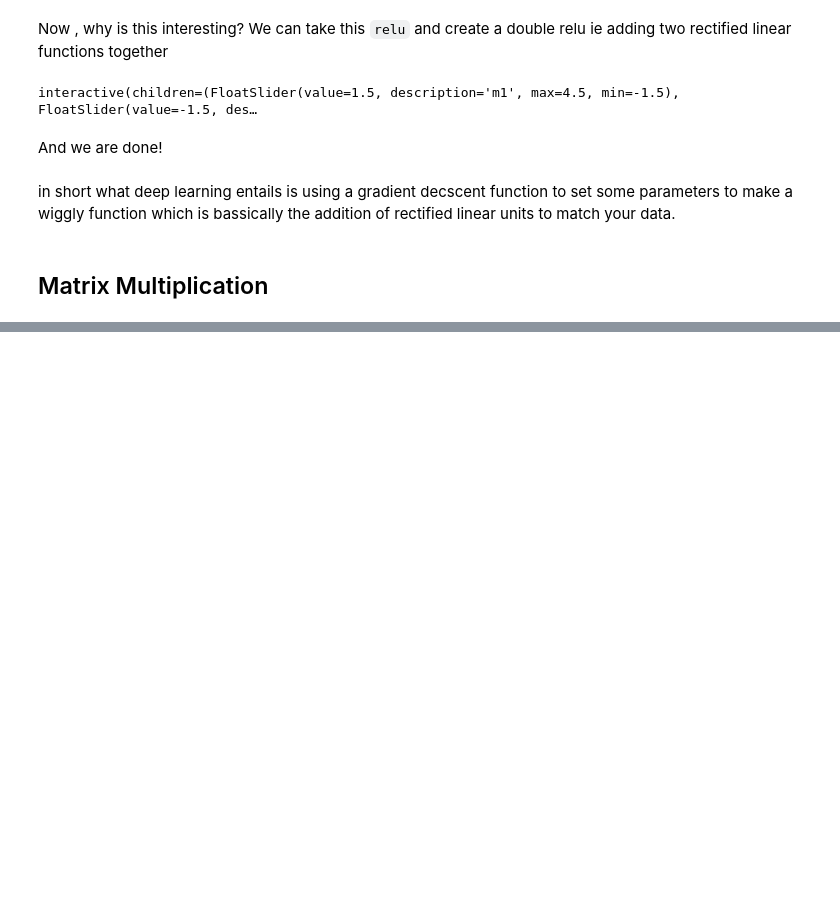
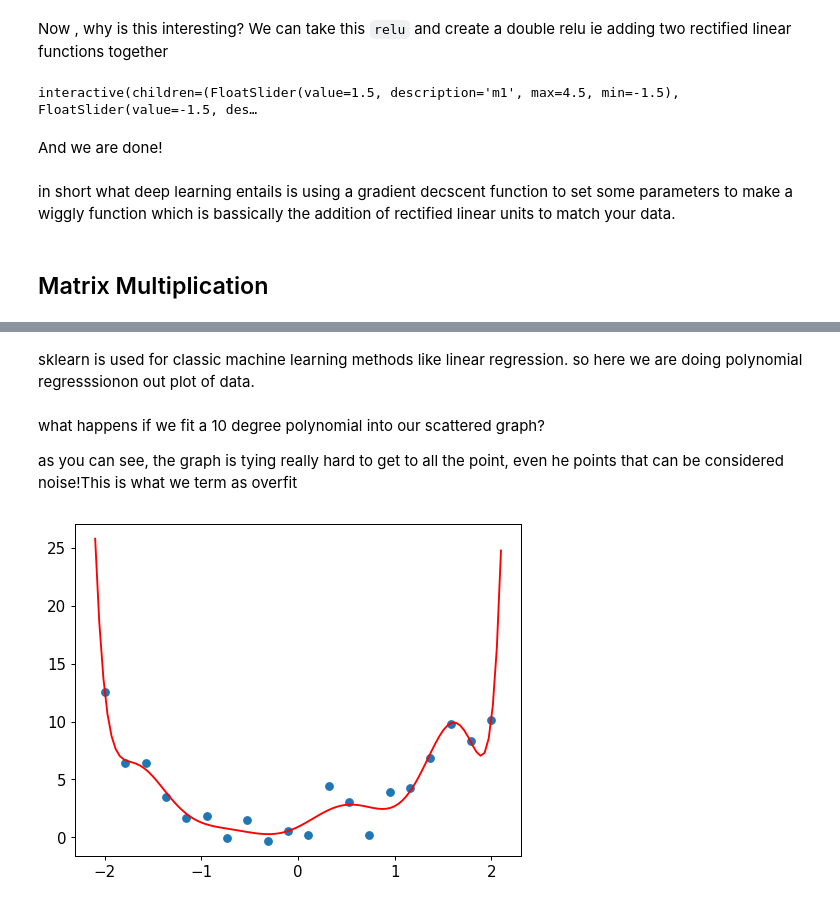
Before and after one commit to BMugo84/machine-learning-with-fastai, a Jupyter notebook: lesson 3/quadratic_functions.ipynb, the cells around one changed output, grey strips where cells are left out. Saved outputs shown, nothing was run; the diff lists cells and outputs as text; code cells hidden in the pictures; blank space fills up the shorter version.

```diff
--- a/lesson 3/quadratic_functions.ipynb
+++ b/lesson 3/quadratic_functions.ipynb
@@ -245,0 +264,10 @@ also note that gpu's are really good in matrix multiplication because they have
+# %% [markdown]
+sklearn is used for classic machine learning methods like linear regression. so here we are doing polynomial regresssionon out plot of data.
+# %% [markdown]
+what happens if we fit a 10 degree polynomial into our scattered graph?
+
+as you can see, the graph is tying really hard to get to all the point, even he points that can be considered noise!This is what we term as overfit
+# %%
+plot_poly(10)
+# %% [output]
+[figure, added]
```
Also changed, not shown: parts of 8 cells of this notebook.
